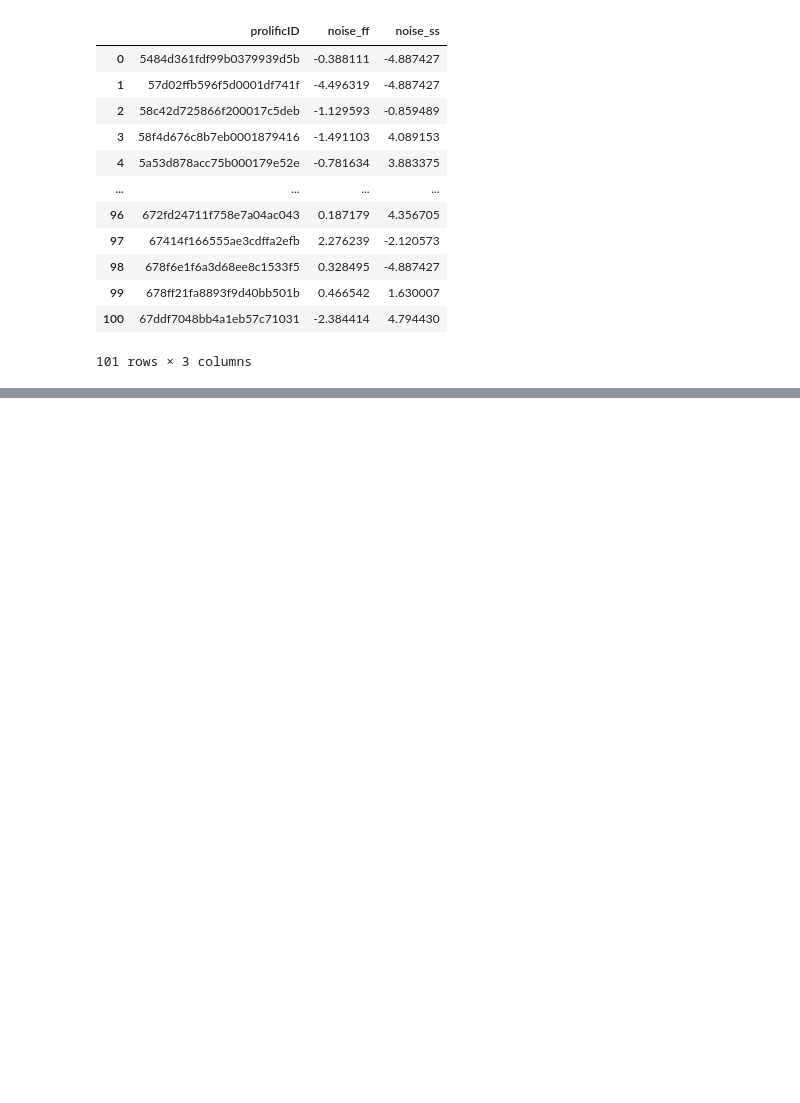
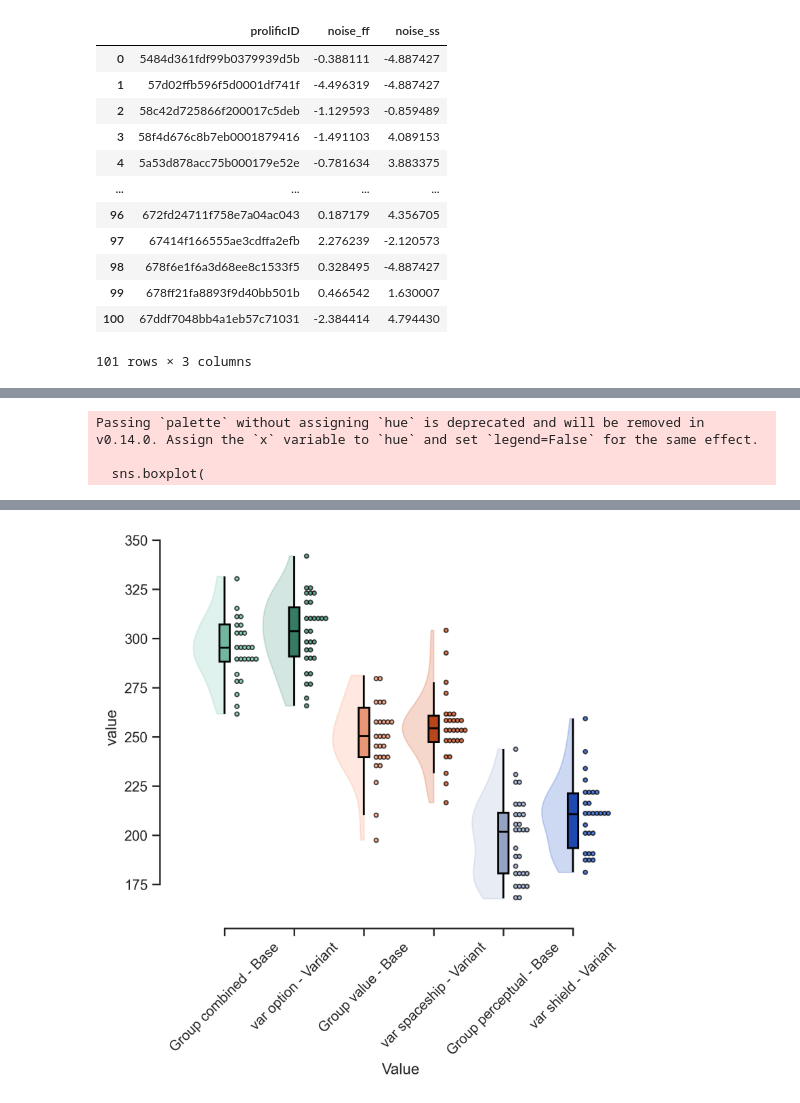
Before and after one commit to bsgarcia/spaceprl-analysis, a Jupyter notebook: notebooks/test.ipynb, the cells around one changed output, grey strips where cells are left out. Drawn from its saved outputs; the diff is of its cells as text; code cells hidden in the pictures; blank space fills up the shorter version.

```diff
--- a/notebooks/test.ipynb
+++ b/notebooks/test.ipynb
@@ -77,0 +202,76 @@ pd.DataFrame(var['random_effects_df'])
+# %%
+import numpy as np
+import pandas as pd
+import matplotlib.pyplot as plt
+import seaborn as sns
+from raincloudpy import raincloudplot
+
+# Set random seed for reproducibility
+np.random.seed(42)
+
+# --- Example 1: The "Deep & Rich" (Darker & More Saturated) ---
+# This is what we created in "Option B"
+rich_green = tweak_color(base_green, sat_mult=1.2, light_mult=0.6)
+rich_orange = tweak_color(base_orange, sat_mult=2.2, light_mult=0.6)
+rich_blue = tweak_color(base_blue, sat_mult=2.5, light_mult=0.6)
+
+# --- Define the 'Deep & Rich' Paired Palette (Option B) ---
+palette_deep_rich = {
+    'Group 1 - Base': '#66c2a5',
+    'Group 1 - Variant': rich_green,
+    'Group 2 - Base': '#fc8d62',
+    'Group 2 - Variant': rich_orange,
+    'Group 3 - Base': '#8da0cb',
+    'Group 3 - Variant': rich_blue
+}
+
+# Define the plot order
+plot_order = [
+    'Group combined - Base', 'var option - Variant',
+    'Group value - Base', 'var spaceship - Variant',
+    'Group perceptual - Base', 'var shield - Variant'
+]
+
+# --- Create sample data with 6 paired groups ---
+N = 30
+df_fit = pd.DataFrame({
+    'group': ['Group combined - Base'] * N + ['var option - Variant'] * N +
+             ['Group value - Base'] * N + ['var spaceship - Variant'] * N +
+             ['Group perceptual - Base'] * N + ['var shield - Variant'] * N,
+    'value': np.concatenate([
+        np.random.normal(loc=300, scale=20, size=N),
+        np.random.normal(loc=305, scale=20, size=N), # Variant data
+        np.random.normal(loc=250, scale=20, size=N),
+        np.random.normal(loc=255, scale=20, size=N), # Variant data
+        np.random.normal(loc=200, scale=20, size=N),
+        np.random.normal(loc=205, scale=20, size=N)  # Variant data
+    ])
+})
+
+# --- Set plot style ---
+sns.set_style("ticks")
+sns.set_context("notebook")
+
+# --- Create customized raincloud plot using Seaborn ---
+plt.figure(figsize=(6, 5), dpi=300)
+
+raincloudplot(
+    x='group', y='value', data=df_fit,
+    palette=palette_deep_rich.values(), dot_size=10, dot_spacing=0.055,
+    box_kwargs={'color':'black', 'linecolor': 'black', 'linewidth':1.5},
+    box_dots_spacing=0.1, y_threshold="5%", violin_width=0.45, order=plot_order
+)
+
+# --- Final plot styling ---
+# plt.title('Group Comparison using "Dee
+# p & Rich" Palette', fontweight='bold')
+plt.xlabel('Value') # Flipped from your original
+# rotate x-axis labels for better readability
+plt.ylabel('value') # Flipped from your original
+plt.tight_layout()
+sns.despine(offset=10, trim=True) # Removed bottom=True to keep x-axis
+plt.xticks(rotation=45)
+# %% [output]
+Passing `palette` without assigning `hue` is deprecated and will be removed in v0.14.0. Assign the `x` variable to `hue` and set `legend=False` for the same effect.
+
+  sns.boxplot(
@@ -77,0 +285 @@ pd.DataFrame(var['random_effects_df'])
+[figure, added]
```
Also changed, not shown: parts of 4 cells of this notebook, 1 other file.
